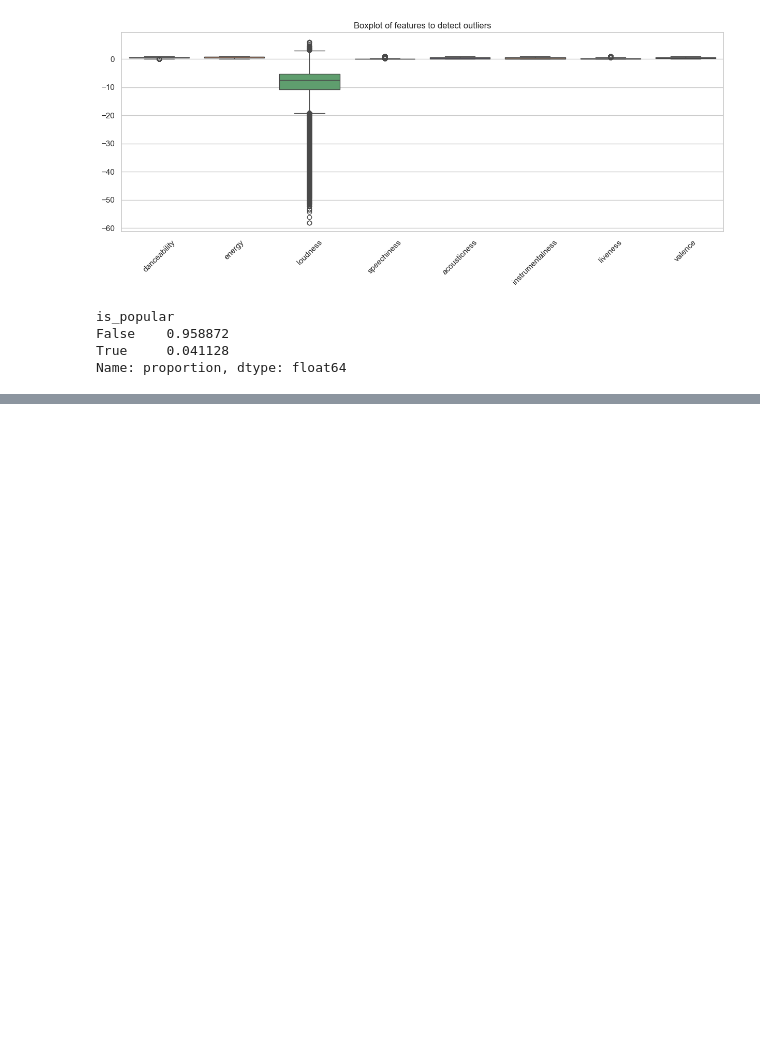
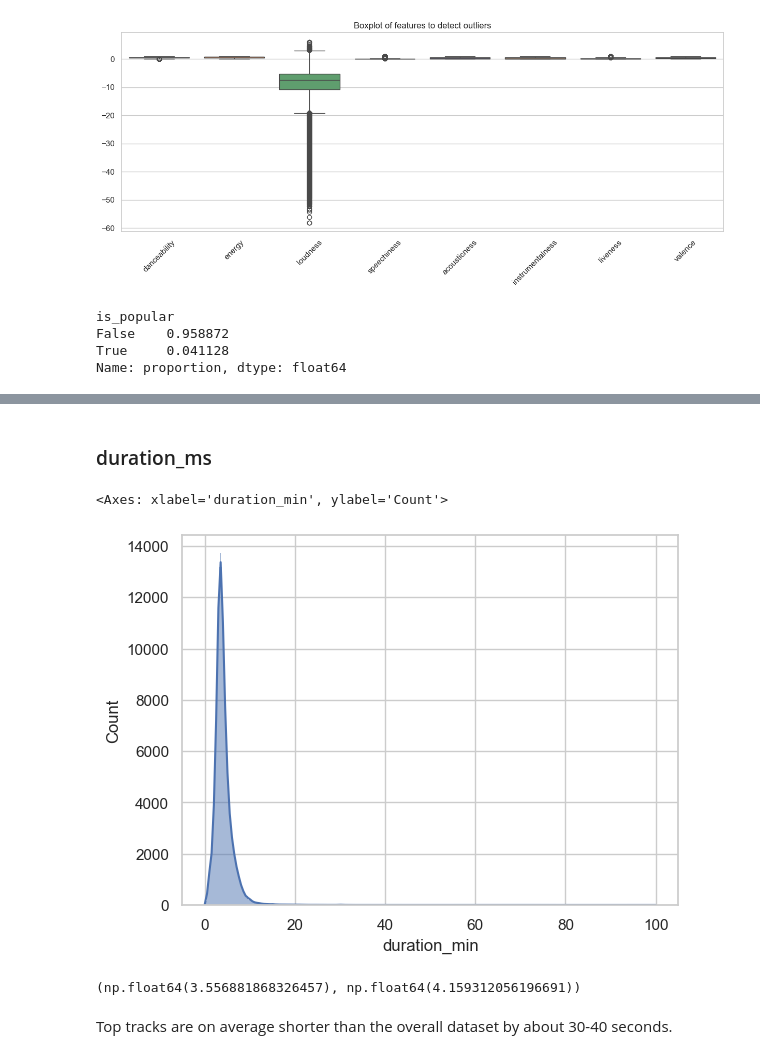
Before and after one commit to AdilkhanEEAIR/spotify_songs_research, a Jupyter notebook: notebooks/analysis.ipynb, the cells around one changed output, grey strips where cells are left out. Drawn from its saved outputs; the diff is of its cells as text; code cells hidden in the pictures; blank space fills up the shorter version.

```diff
--- a/notebooks/analysis.ipynb
+++ b/notebooks/analysis.ipynb
@@ -426,0 +450,17 @@ Name: proportion, dtype: float64
+# %% [markdown]
+### duration_ms
+# %%
+df['duration_min'] = df['duration_ms'] / 60000
+
+sns.histplot(df['duration_min'], kde=True)
+# %% [output]
+<Axes: xlabel='duration_min', ylabel='Count'>
+[figure, added]
+# %%
+top = df[df['popularity'] > df['popularity'].quantile(0.9)]
+
+top['duration_min'].mean(), df['duration_min'].mean()
+# %% [output]
+(np.float64(3.556881868326457), np.float64(4.159312056196691))
+# %% [markdown]
+Top tracks are on average shorter than the overall dataset by about 30-40 seconds.
```
Also changed, not shown: parts of 4 cells of this notebook.
